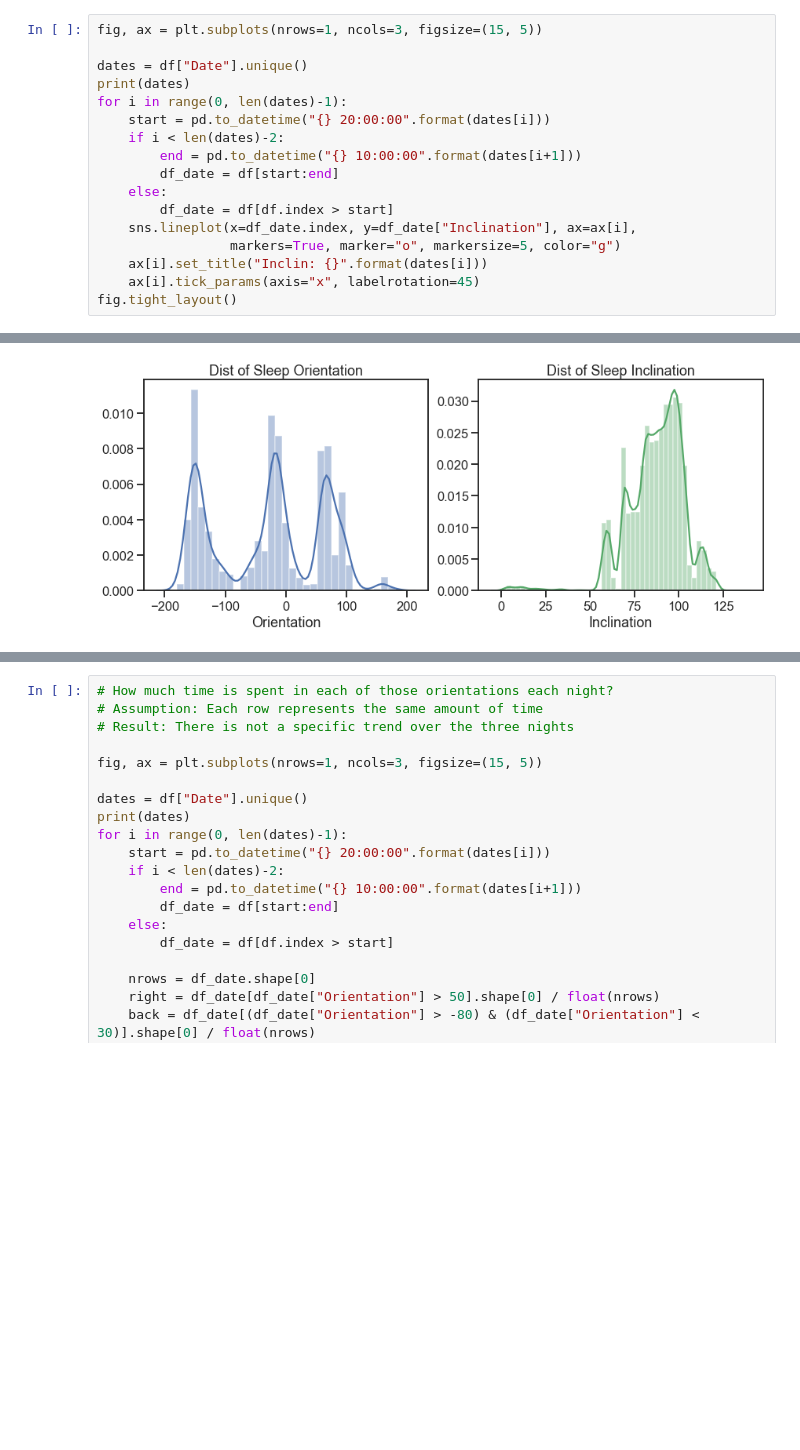
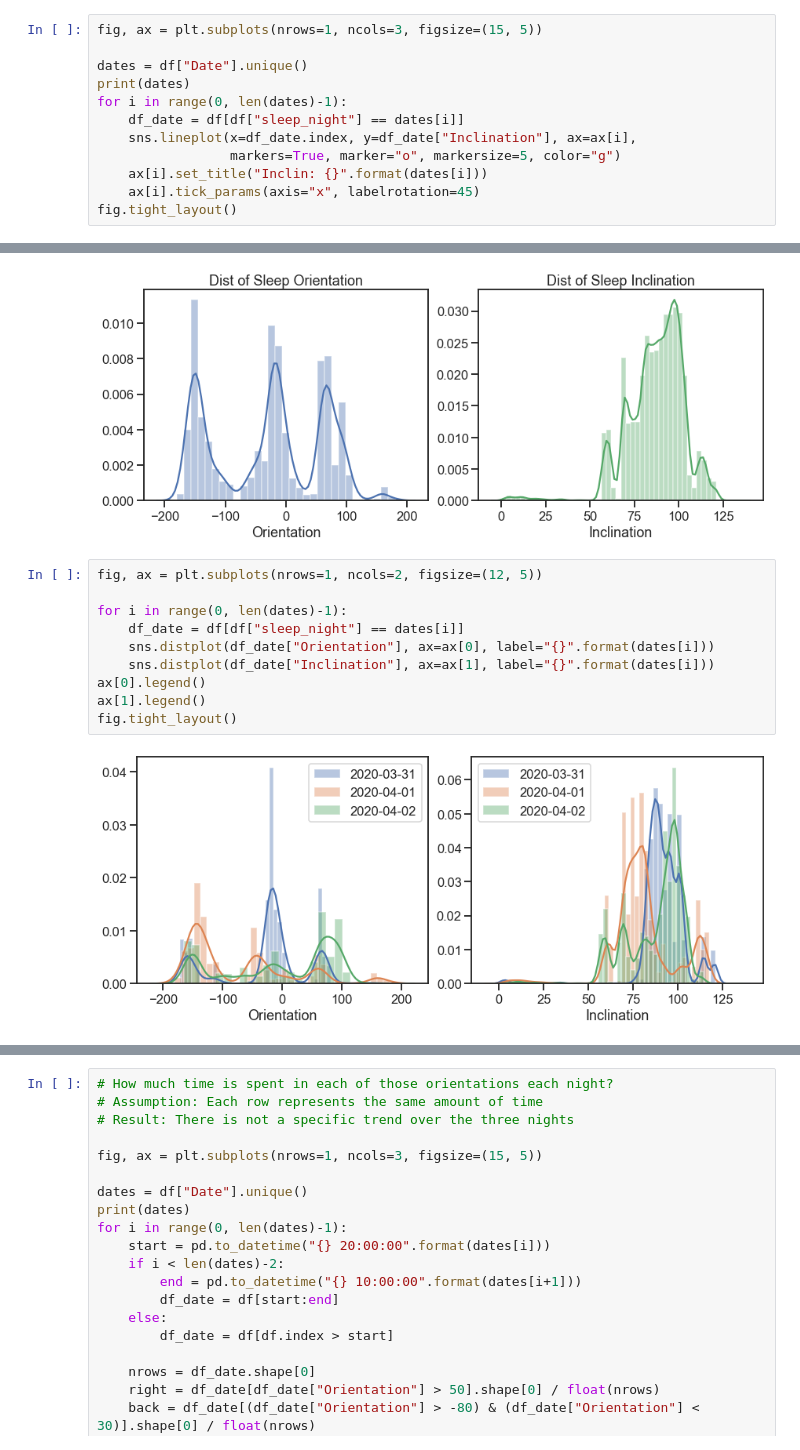
Before and after one commit to kimberlymcm/digitalhealth_project, a Jupyter notebook: src/Sleep_Position_Investigation.ipynb, the cells around one changed output, grey strips where cells are left out. Saved outputs shown, nothing was run; the diff lists cells and outputs as text; blank space fills up the shorter version.

```diff
--- a/src/Sleep_Position_Investigation.ipynb
+++ b/src/Sleep_Position_Investigation.ipynb
@@ -74,12 +91,7 @@ fig, ax = plt.subplots(nrows=1, ncols=3, figsize=(15, 5))
 dates = df["Date"].unique()
 print(dates)
 for i in range(0, len(dates)-1):
-    start = pd.to_datetime("{} 20:00:00".format(dates[i]))
-    if i < len(dates)-2:
-        end = pd.to_datetime("{} 10:00:00".format(dates[i+1]))
-        df_date = df[start:end]
-    else:
-        df_date = df[df.index > start]
+    df_date = df[df["sleep_night"] == dates[i]]
     sns.lineplot(x=df_date.index, y=df_date["Inclination"], ax=ax[i],
                  markers=True, marker="o", markersize=5, color="g")
     ax[i].set_title("Inclin: {}".format(dates[i]))
@@ -97,6 +109,18 @@ ax[1].set_title("Dist of Sleep Inclination")
 fig.tight_layout()
 # %% [output]
 [figure]
+# %%
+fig, ax = plt.subplots(nrows=1, ncols=2, figsize=(12, 5))
+
+for i in range(0, len(dates)-1):
+    df_date = df[df["sleep_night"] == dates[i]]
+    sns.distplot(df_date["Orientation"], ax=ax[0], label="{}".format(dates[i]))
+    sns.distplot(df_date["Inclination"], ax=ax[1], label="{}".format(dates[i]))
+ax[0].legend()
+ax[1].legend()
+fig.tight_layout()
+# %% [output]
+[figure, added]
 # %% [markdown]
 <b>Summarizing Above Plots</b> <br><br>
 <b>Inclination:</b> 90 is the expect horizontal position. That seems to be about the median in the plot.
```
Also changed, not shown: parts of 4 cells of this notebook.
